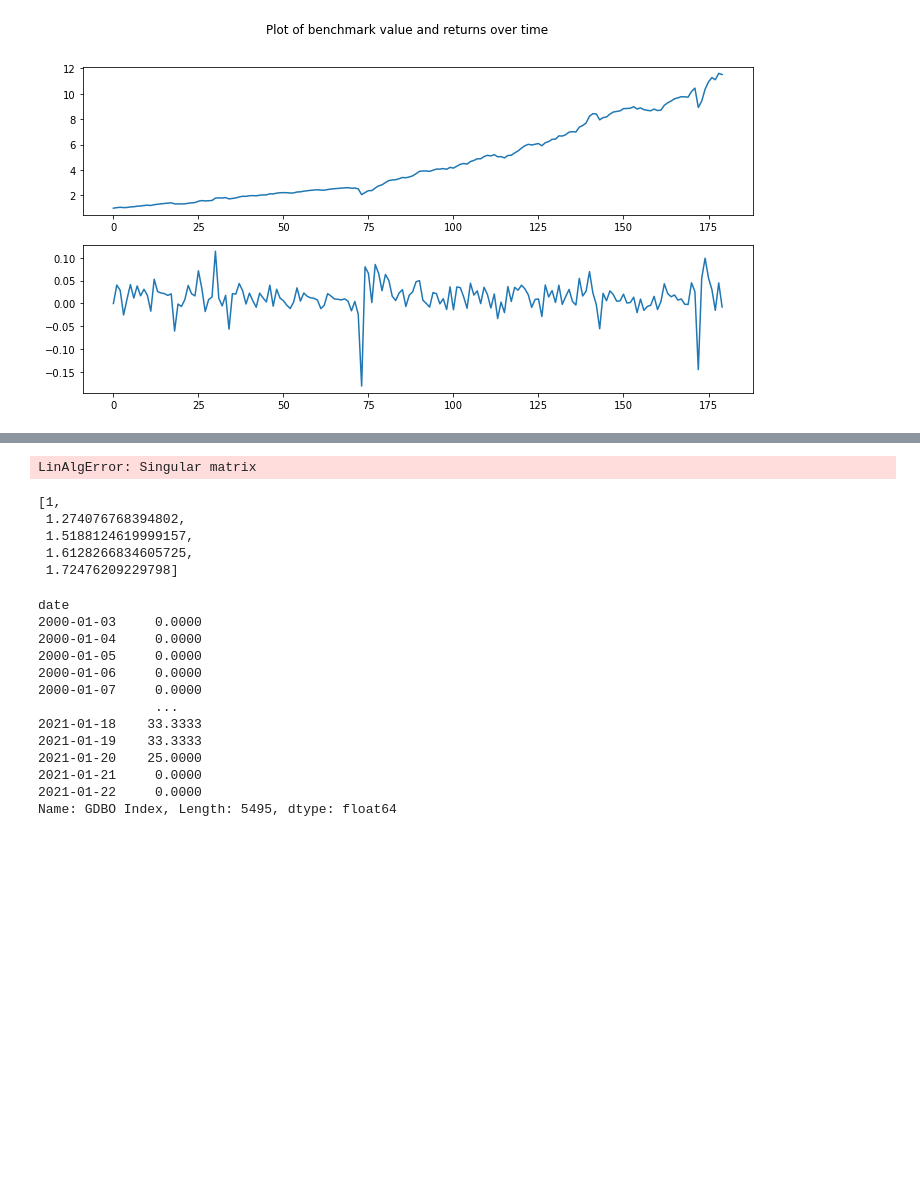
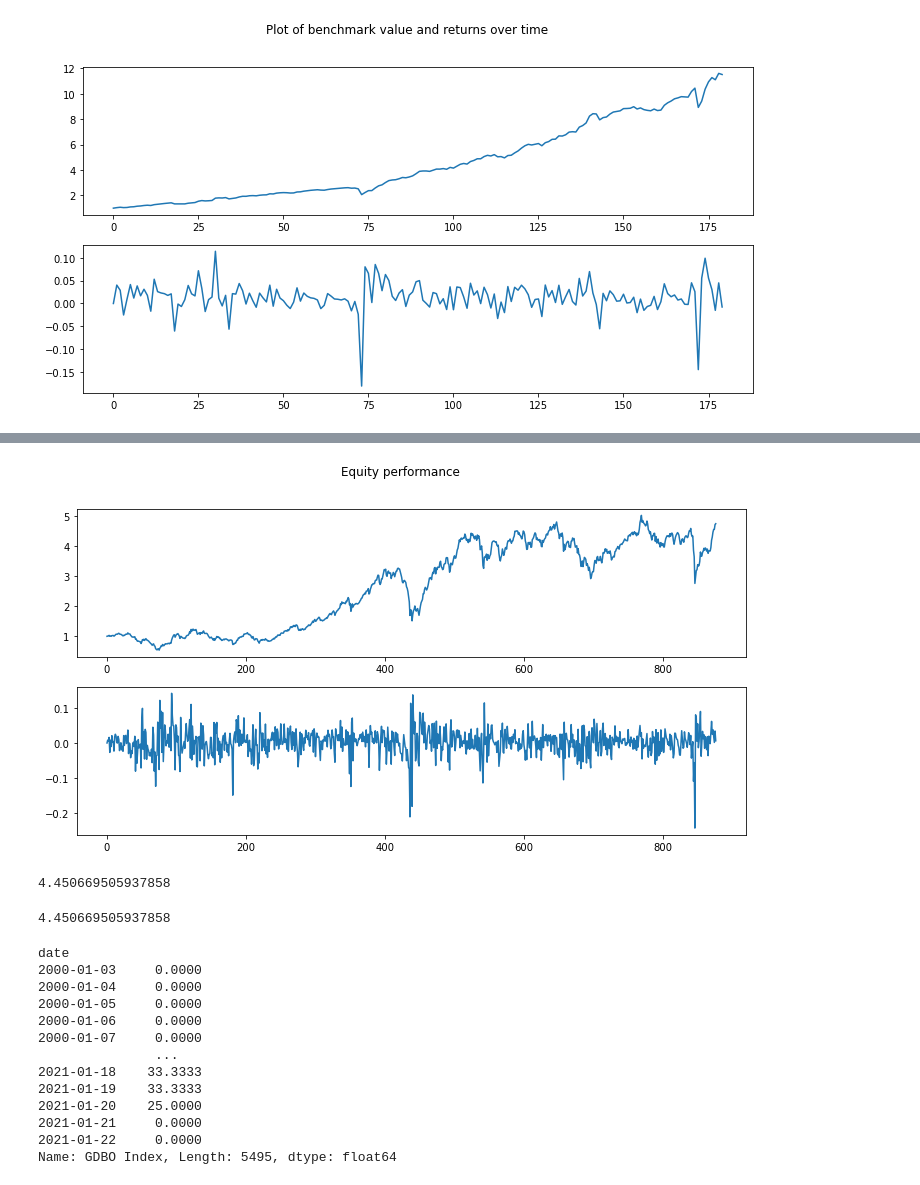
Before and after one commit to wingwingz/AFP, a Jupyter notebook: Experiments/Loic stuff.ipynb, the cells around one changed output, grey strips where cells are left out. Cells and saved outputs as stored; diff of their text form; code cells hidden in the pictures; blank space fills up the shorter version.

Commit message:
Adding equity MVP and benchmark
More graphs to come

```diff
--- a/Experiments/Loic stuff.ipynb
+++ b/Experiments/Loic stuff.ipynb
@@ -117,15 +113,19 @@ X
+# %%
+perf, value, rtns = strategy(X, window=120, horizon=7, benchmark=True)
+# %%
+plot_performance(value, rtns, title="Equity performance")
+# %% [output]
+[figure, added]
 # %%
-perf_bench, value_bench, rtns_bench = strategy(X, window=10, horizon=1, benchmark=False)
+perf_bench, value_bench, rtns_bench = strategy(X, window=60, horizon=7, benchmark=True)
-# %% [output]
-LinAlgError: Singular matrix
-# %%
-value_bench
-# %% [output]
-[1,
- 1.274076768394802,
- 1.5188124619999157,
- 1.6128266834605725,
- 1.72476209229798]
+# %%
+perf_bench
+# %% [output]
+4.450669505937858
+# %%
+perf_bench
+# %% [output]
+4.450669505937858
 # %%
 response = pd.read_excel('../Data/macro_factors/GBI-EM.xlsx')
 new_header = response.loc[5]
```
Also changed, not shown: parts of 6 cells of this notebook.
